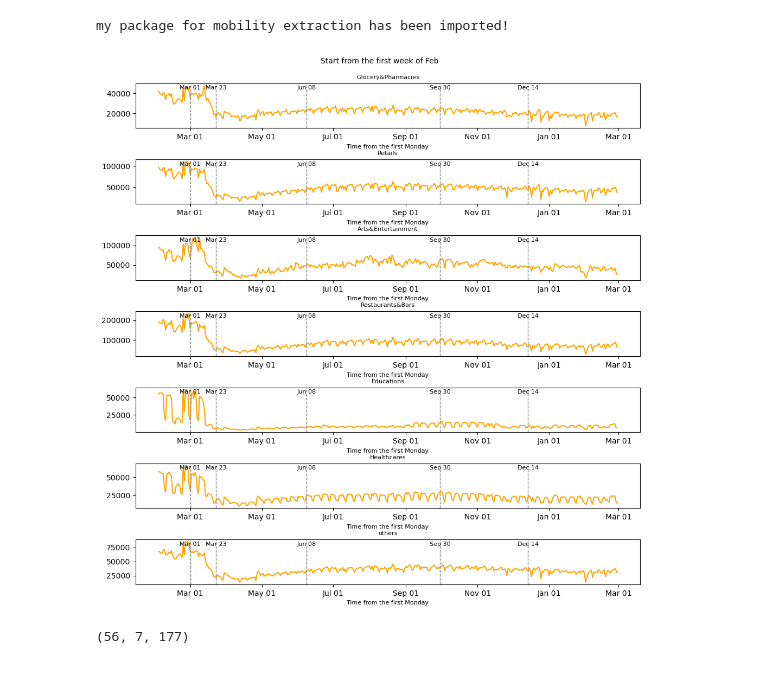
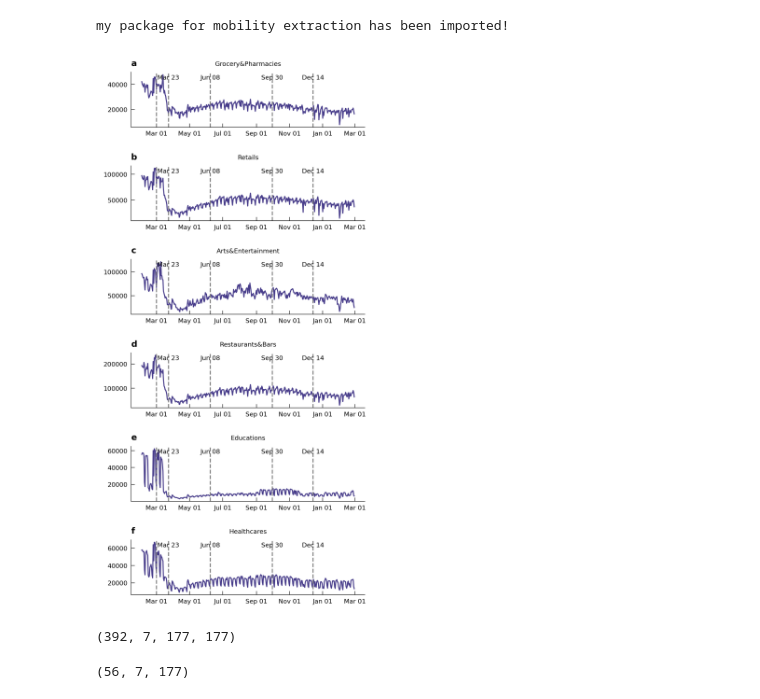
Before and after one commit to Qing1011/behaviours_epidemics, a Jupyter notebook: mobility_data_analysis/2.2_Weekly_visit_pattern.ipynb, the cells around one changed output. Drawn from its saved outputs; the diff is of its cells as text; code cells hidden in the pictures.

Commit message:
model and plot updates
the model changed to lag1 to account for the autocorrelation in the residuals
include the plots of mobility
change the score from median to mode

```diff
--- a/mobility_data_analysis/2.2_Weekly_visit_pattern.ipynb
+++ b/mobility_data_analysis/2.2_Weekly_visit_pattern.ipynb
@@ -15,32 +15,31 @@ import matplotlib.gridspec as gridspec
 import matplotlib.dates as mdates
 # %% [output]
 my package for mobility extraction has been imported!
+# %%
+import matplotlib.pyplot as plt
+import matplotlib.gridspec as gridspec
+import numpy as np
+# Assuming 'ma' and 'mp' are modules or objects you've defined elsewhere
+n_categories = 7 #5
+mobility_map_method = '1to1' #'1to1' '1tomore' 'loss_visitors'
+subfolder = 'mobility' if n_categories == 5 else 'mobility_cate7_{}'.format(mobility_map_method)
+
+my_color = {2018:'green',2019:'blue',2020:'red', 2021:'orange',2022:'peru'}
+start_date = pd.to_datetime('2020-02-03') ### moblity data start from monday to sunday
+
+dates_to_mark = [
+    pd.to_datetime('2020-03-01'),
+    pd.to_datetime('2020-03-23'),
+    pd.to_datetime('2020-06-08'),
+    pd.to_datetime('2020-09-30'),
+    pd.to_datetime('2020-12-14')
+]
+subtitle_text = ['a','b','c','d','e','f']
 # %%
-import matplotlib.pyplot as plt
-import matplotlib.gridspec as gridspec
-import numpy as np
-# Assuming 'ma' and 'mp' are modules or objects you've defined elsewhere
-n_categories = 7 #5
-mobility_map_method = '1tomore' #'1to1' '1tomore' 'loss_visitors'
-subfolder = 'mobility' if n_categories == 5 else 'mobility_cate7_{}'.format(mobility_map_method)
-
-fig = plt.figure(figsize=(12, 12))  # Adjusted for 5 rows
-fig.suptitle('Start from the first week of Feb', fontsize=10, y=0.92)
-gs = gridspec.GridSpec(n_categories, 1, height_ratios=[1]*n_categories, hspace=0.7)  # 5 rows, 1 column
-
-my_color = {2018:'green',2019:'blue',2020:'red', 2021:'orange',2022:'peru'}
-start_date = pd.to_datetime('2020-02-03') ### moblity data start from monday to sunday
-
-dates_to_mark = [
-    pd.to_datetime('2020-03-01'),
-    pd.to_datetime('2020-03-23'),
-    pd.to_datetime('2020-06-08'),
-    pd.to_datetime('2020-09-30'),
-    pd.to_datetime('2020-12-14')
-]
-
-
-for c in range(n_categories):
+fig = plt.figure(figsize=(4, 9),dpi=350)  # Adjusted for 5 rows
+# fig.suptitle('Start from the first week of Feb', fontsize=8, y=0.92)
+gs = gridspec.GridSpec(n_categories-1, 1, height_ratios=[1]*(n_categories-1), hspace=0.7)  # 5 rows, 1 column
+for c in range(6): #n_categories
     ax = plt.subplot(gs[c])
     Ms_combined = None
     for y in [2020, 2021]:
@@ -50,43 +49,52 @@ for c in range(n_categories):
         for month in months:# Extend this list with more months as needed
             Ms = ma.h5py_to_4d_array(f'../data/{subfolder}/M_raw_{y}{month}.h5')
 #             print(y, month, Ms.shape)
             if Ms_combined is None:
                 Ms_combined = Ms
             else:
                 Ms_combined = np.concatenate((Ms_combined, Ms), axis=0)
 
         # Assuming the reshaping and summing process remains valid with additional data
     num_days = Ms_combined.shape[0]
     num_weeks = int(num_days/7)
     Ms_reshaped = Ms_combined.reshape(num_weeks, 7, n_categories, 177, 177)  # Adjust dimensions if needed
     Ms_weekly_sums = Ms_reshaped.sum(axis=1)
     flow_out = np.sum(Ms_combined, axis=2)
     flow_all = np.sum(flow_out, axis=2)
 
     data = flow_all[:, c]
     date_range = pd.date_range(start_date, periods=num_days, freq='D')
-    ax.plot(date_range, data, label=f'{y}', c=my_color[y])
+    ax.plot(date_range, data, label=f'{y}', c='darkslateblue',lw=1)
 
     for date in dates_to_mark:
         ax.axvline(date, color='gray', linestyle='--', linewidth=1)  # Mark the date with a vertical line
-        ax.annotate(date.strftime('%b %d'), xy=(date, 0.9), xycoords=('data', 'axes fraction'),
-                    ha='center', va='center', fontsize=8, rotation=0, backgroundcolor='None')
+        if date != pd.to_datetime('2020-03-01'):
+            ax.annotate(date.strftime('%b %d'), xy=(date, 0.9), xycoords=('data', 'axes fraction'),
+                    ha='center', va='center', fontsize=6, rotation=0, backgroundcolor='None')
 
-    ax.set_title(mp.cluster_name[c], fontsize=8)
-    ax.set_xlabel('Time from the first Monday', fontsize=8)
+    ax.set_title(mp.cluster_name[c], fontsize=6)
+    # ax.set_xlabel('Time from the first Monday', fontsize=6)
+    ax.set_title(subtitle_text[c], fontsize=8,loc='left',fontweight='bold')
 #     ax.set_ylabel('The weekly total flow out', fontsize=8)
     ax.xaxis.set_major_formatter(mdates.DateFormatter('%b %d'))
+    ax.tick_params(axis='both', which='major', labelsize=6,width=0.5,direction='in')
+    ax.spines['top'].set_visible(False)
+    ax.spines['right'].set_visible(False)
+    ax.spines['left'].set_linewidth(0.5)  # Left spine with thinner line
+    ax.spines['bottom'].set_linewidth(0.5)
 #     ax.axvspan(27.5, 28.5, facecolor='gray', alpha=0.5, label='2nd March (Monday)')
-
-
 # Assuming the legend in the last subplot is still desired
 handles, labels = ax.get_legend_handles_labels()
 # fig.legend(handles, labels, loc='best')
 
-plt.tight_layout(rect=[0, 0, 1, 0.95])  # Adjust layout to make room for the main
-plt.show()
+# plt.tight_layout(rect=[0, 0, 1, 0.95])  # Adjust layout to make room for the main
+plt.savefig('../results/plots_maps/mobility_cate7_1to1.png',bbox_inches='tight',pad_inches=0,dpi = 350)
 # %% [output]
-[figure, old version]
+[figure, new version]
+# %%
+Ms_combined.shape
+# %% [output]
+(392, 7, 177, 177)
 # %%
 Ms_flow_out = np.sum(Ms_reshaped, axis=3)
 Ms_wksum_out = np.sum(Ms_flow_out,axis=1)
```
Also changed, not shown: parts of 1 cell of this notebook, 28 other files.
